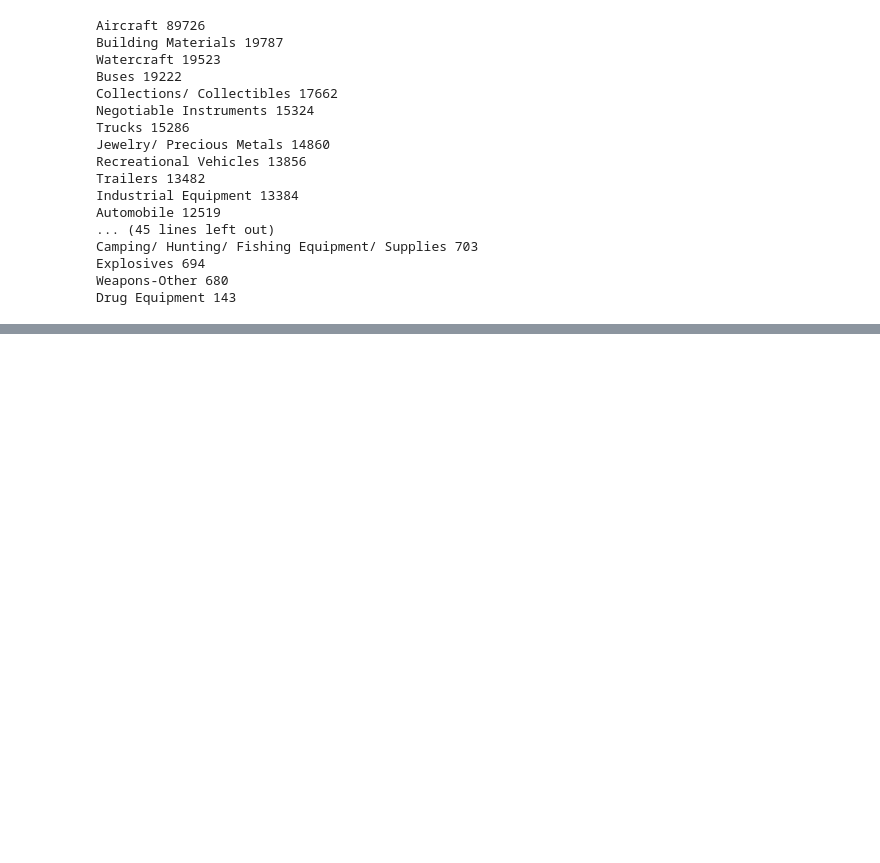
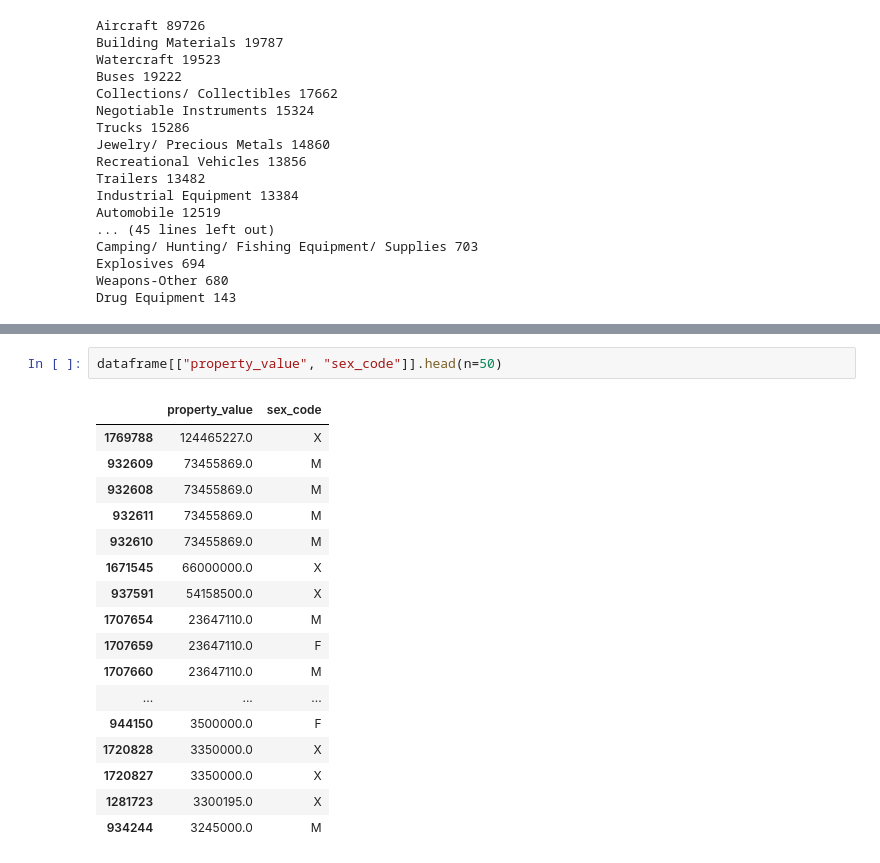
Before and after one commit to JLeevi/crimes, a Jupyter notebook: main.ipynb, the cells around one changed output, grey strips where cells are left out. Cells and saved outputs as stored; diff of their text form; blank space fills up the shorter version.

```diff
--- a/main.ipynb
+++ b/main.ipynb
@@ -95,0 +99,20 @@ dataframe.head(n=25)
+# %%
+dataframe[["property_value", "sex_code"]].head(n=50)
+# %% [output]
+|  | property_value | sex_code |
+| 1769788 | 124465227.0 | X |
+| 932609 | 73455869.0 | M |
+| 932608 | 73455869.0 | M |
+| 932611 | 73455869.0 | M |
+| 932610 | 73455869.0 | M |
+| 1671545 | 66000000.0 | X |
+| 937591 | 54158500.0 | X |
+| 1707654 | 23647110.0 | M |
+| 1707659 | 23647110.0 | F |
+| 1707660 | 23647110.0 | M |
+| ... | ... | ... |
+| 944150 | 3500000.0 | F |
+| 1720828 | 3350000.0 | X |
+| 1720827 | 3350000.0 | X |
+| 1281723 | 3300195.0 | X |
+| 934244 | 3245000.0 | M |
```
Also changed, not shown: parts of 2 cells of this notebook, 1 other file.
